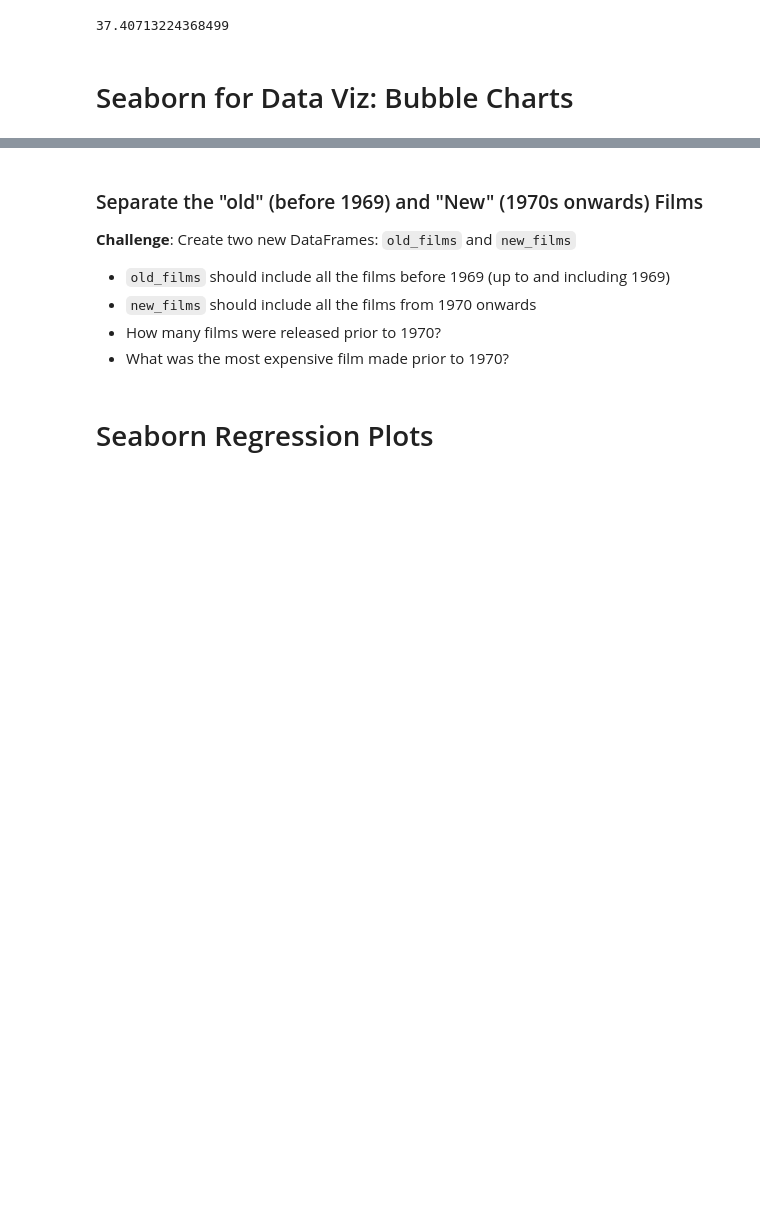
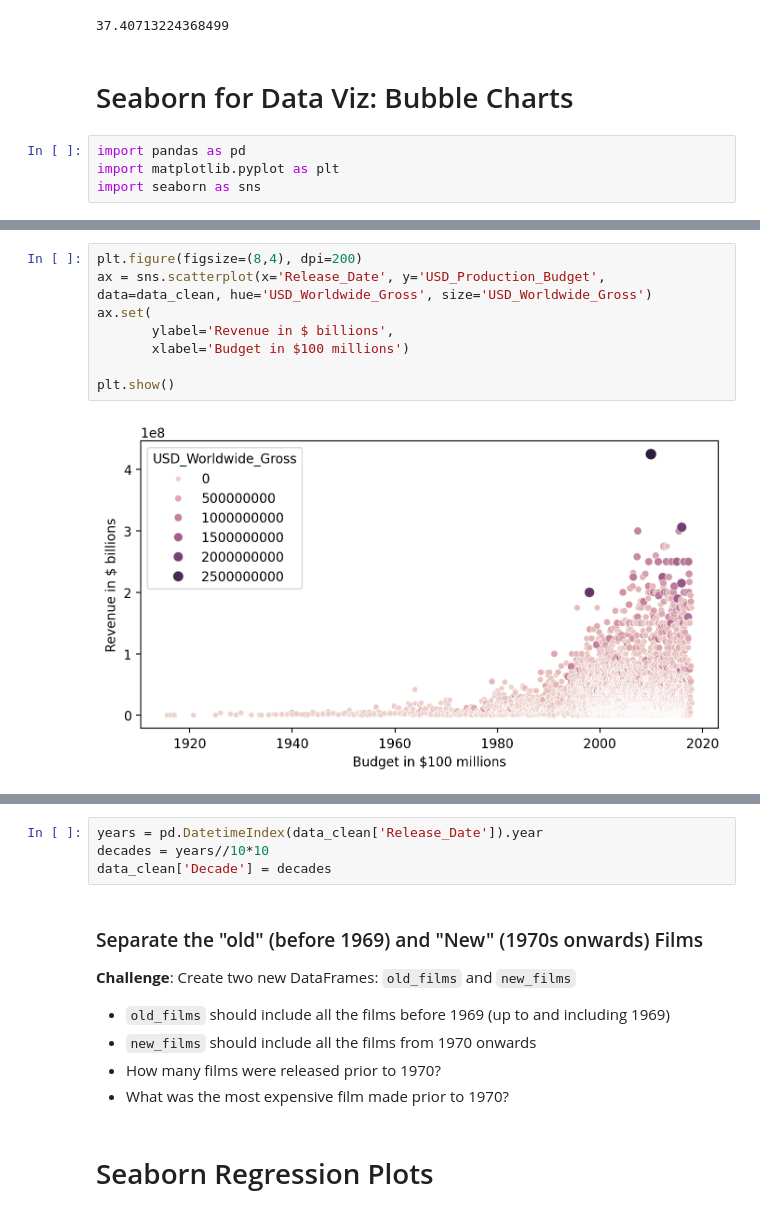
Before and after one commit to TahaThinks/DataScienceProjects2024, a Jupyter notebook: Seaborn_and_Linear_Regression_(start).ipynb, the cells around one changed output, grey strips where cells are left out. Drawn from its saved outputs; the diff is of its cells as text; blank space fills up the shorter version.

```diff
--- a/Seaborn_and_Linear_Regression_(start).ipynb
+++ b/Seaborn_and_Linear_Regression_(start).ipynb
@@ -229,12 +229,26 @@ print(percentage)
 37.40713224368499
 # %% [markdown]
 # Seaborn for Data Viz: Bubble Charts
+# %%
+import pandas as pd
+import matplotlib.pyplot as plt
+import seaborn as sns
 # %% [markdown]
 ### Plotting Movie Releases over Time
 
 **Challenge**: Try to create the following Bubble Chart:
 
 <img src=https://i.imgur.com/8fUn9T6.png>
+# %%
+plt.figure(figsize=(8,4), dpi=200)
+ax = sns.scatterplot(x='Release_Date', y='USD_Production_Budget', data=data_clean, hue='USD_Worldwide_Gross', size='USD_Worldwide_Gross')
+ax.set(
+       ylabel='Revenue in $ billions',
+       xlabel='Budget in $100 millions')
+
+plt.show()
+# %% [output]
+[figure, added]
 # %% [markdown]
 # Converting Years to Decades Trick
 
@@ -248,6 +262,10 @@ Here's how:
 <img src=https://i.imgur.com/5m06Ach.png width=650>
 3. Use floor division `//` to convert the year data to the decades of the films.
 4. Add the decades as a `Decade` column to the `data_clean` DataFrame.
+# %%
+years = pd.DatetimeIndex(data_clean['Release_Date']).year
+decades = years//10*10
+data_clean['Decade'] = decades
 # %% [markdown]
 ### Separate the "old" (before 1969) and "New" (1970s onwards) Films
 
```
